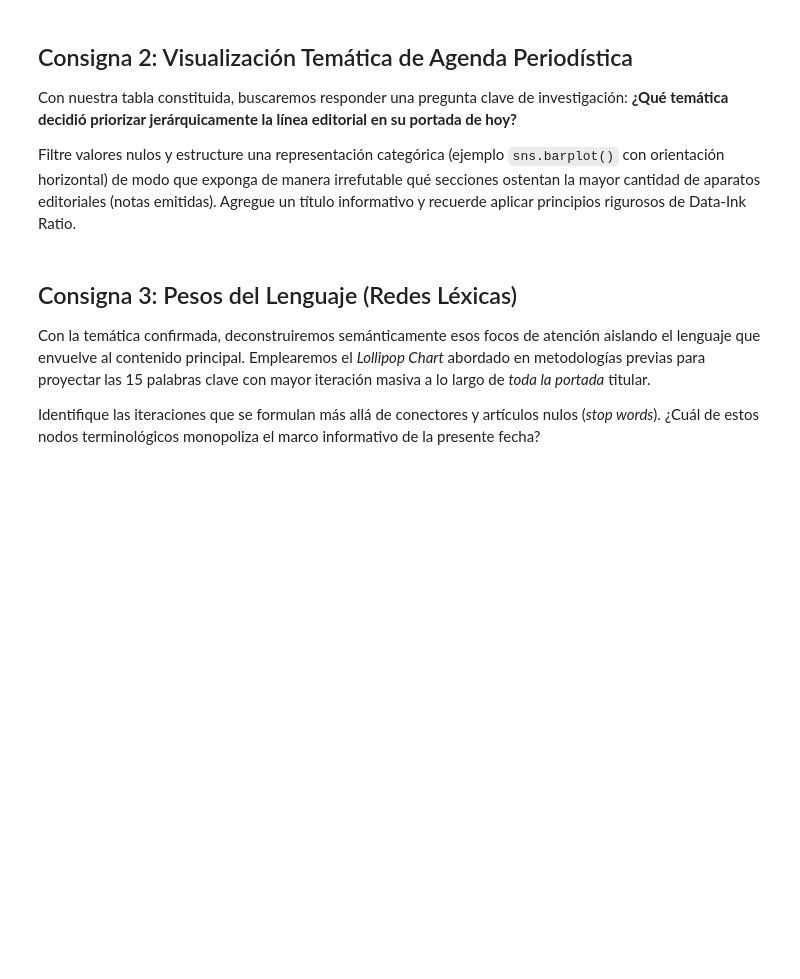
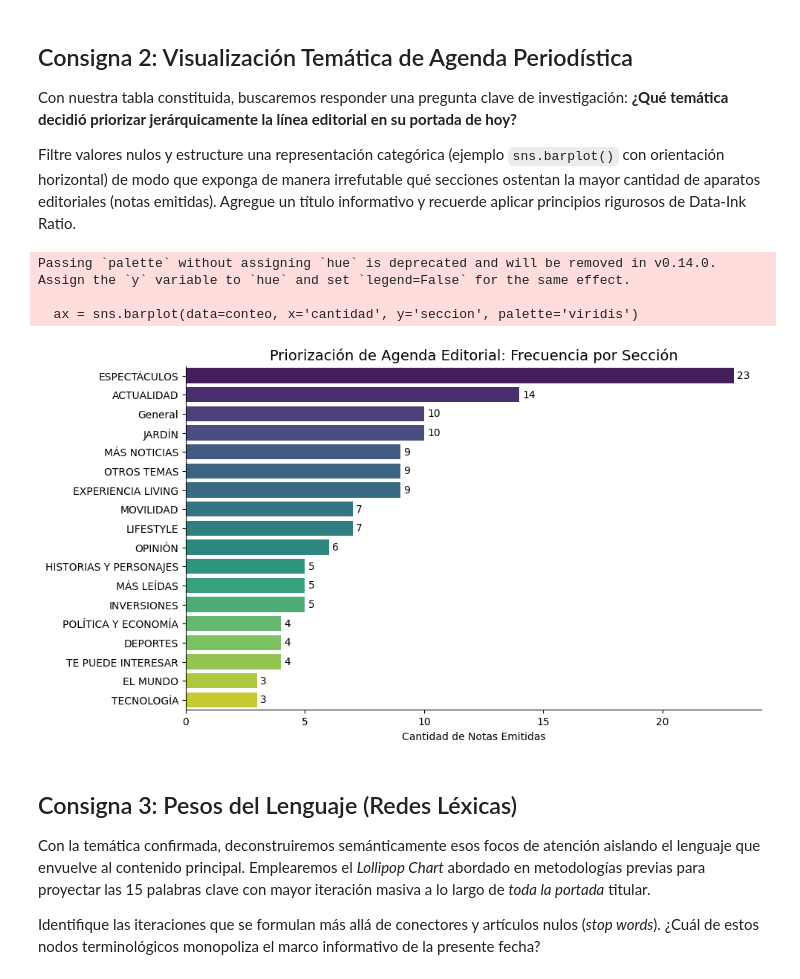
Before and after one commit to Carlos-Estigarribia/estigarribia-carlos-pln-1c-2026, a Jupyter notebook: 004/003 - LAB/009_Proyecto_Final_Agenda_Medios.ipynb, the cells around one changed output. Cells and saved outputs as stored; diff of their text form; code cells hidden in the pictures; blank space fills up the shorter version.

```diff
--- a/004/003 - LAB/009_Proyecto_Final_Agenda_Medios.ipynb
+++ b/004/003 - LAB/009_Proyecto_Final_Agenda_Medios.ipynb
@@ -14,0 +17,4 @@ A partir del archivo JSON suministrado (`lanacion_portada.json`), lea el conteni
+# %%
+df = pd.read_json('../001 - TEO/lanacion_portada.json')
+
+df.head() # por defecto trae los 5 primeros
@@ -23,3 +96,31 @@ Filtre valores nulos y estructure una representación categórica (ejemplo `sns.
+# %%
+# Limpieza: Eliminamos valores nulos si los hubiera
+df_clean = df.dropna(subset=['seccion'])
+# %%
+# Estructurar los datos para el gráfico
+conteo = df_clean['seccion'].value_counts().reset_index()
+conteo.columns = ['seccion', 'cantidad']
+# %%
+# Visualización con Seaborn (Horizontal y elegante)
+plt.figure(figsize=(10, 6))
+# ax = para acceder a partes del dibujo
+ax = sns.barplot(data=conteo, x='cantidad', y='seccion', palette='viridis')
+# para que se vean los numeros de las etiquetas de datos (los totales)
+for container in ax.containers:
+    ax.bar_label(container, padding=3)
+
+# 3. Estética final
+plt.title('Priorización de Agenda Editorial: Frecuencia por Sección', fontsize=14)
+plt.xlabel('Cantidad de Notas Emitidas')
+plt.ylabel('')
+sns.despine()
+
+plt.show()
+# %% [output]
+Passing `palette` without assigning `hue` is deprecated and will be removed in v0.14.0. Assign the `y` variable to `hue` and set `legend=False` for the same effect.
+
+  ax = sns.barplot(data=conteo, x='cantidad', y='seccion', palette='viridis')
+[figure, added]
 # %% [markdown]
 ## Consigna 3: Pesos del Lenguaje (Redes Léxicas)
 
```
Also changed, not shown: parts of 12 cells of this notebook, 3 other files.
